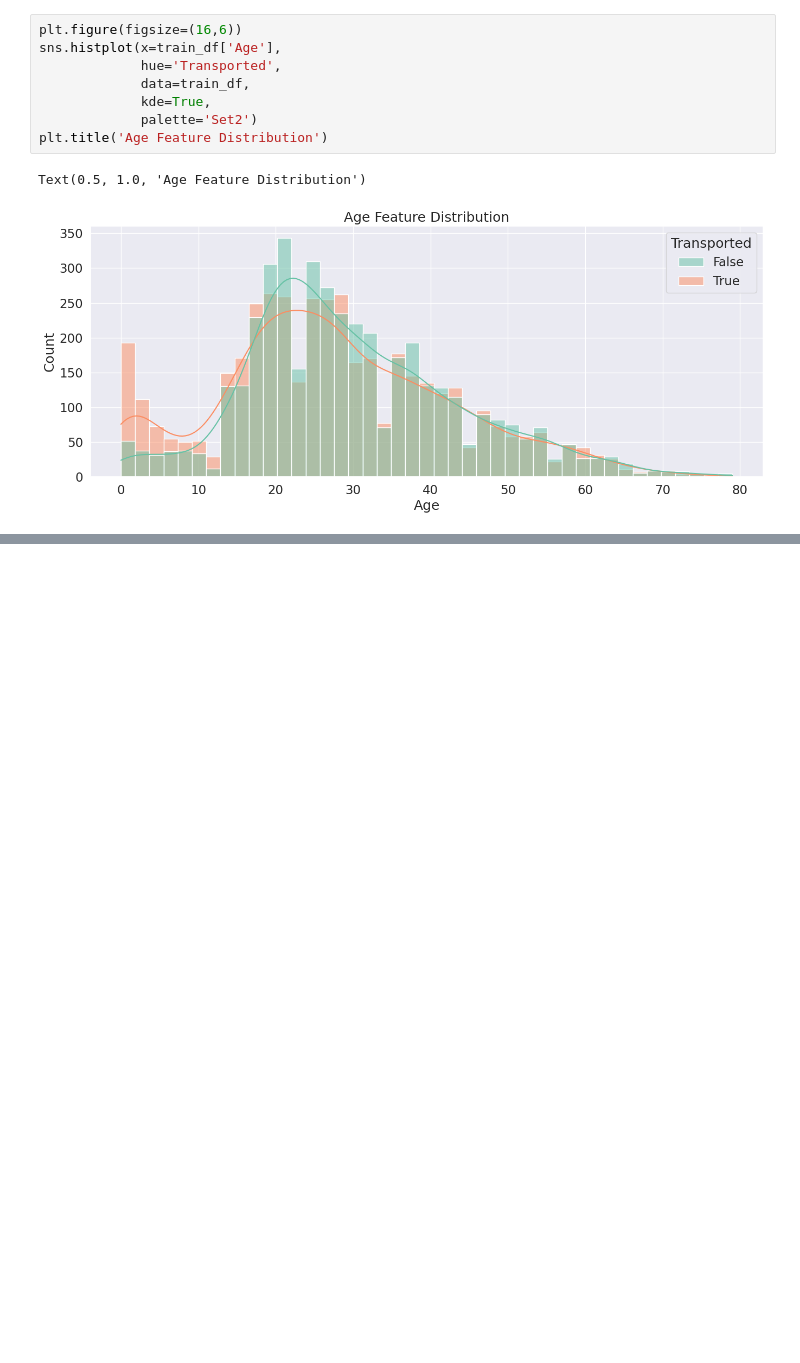
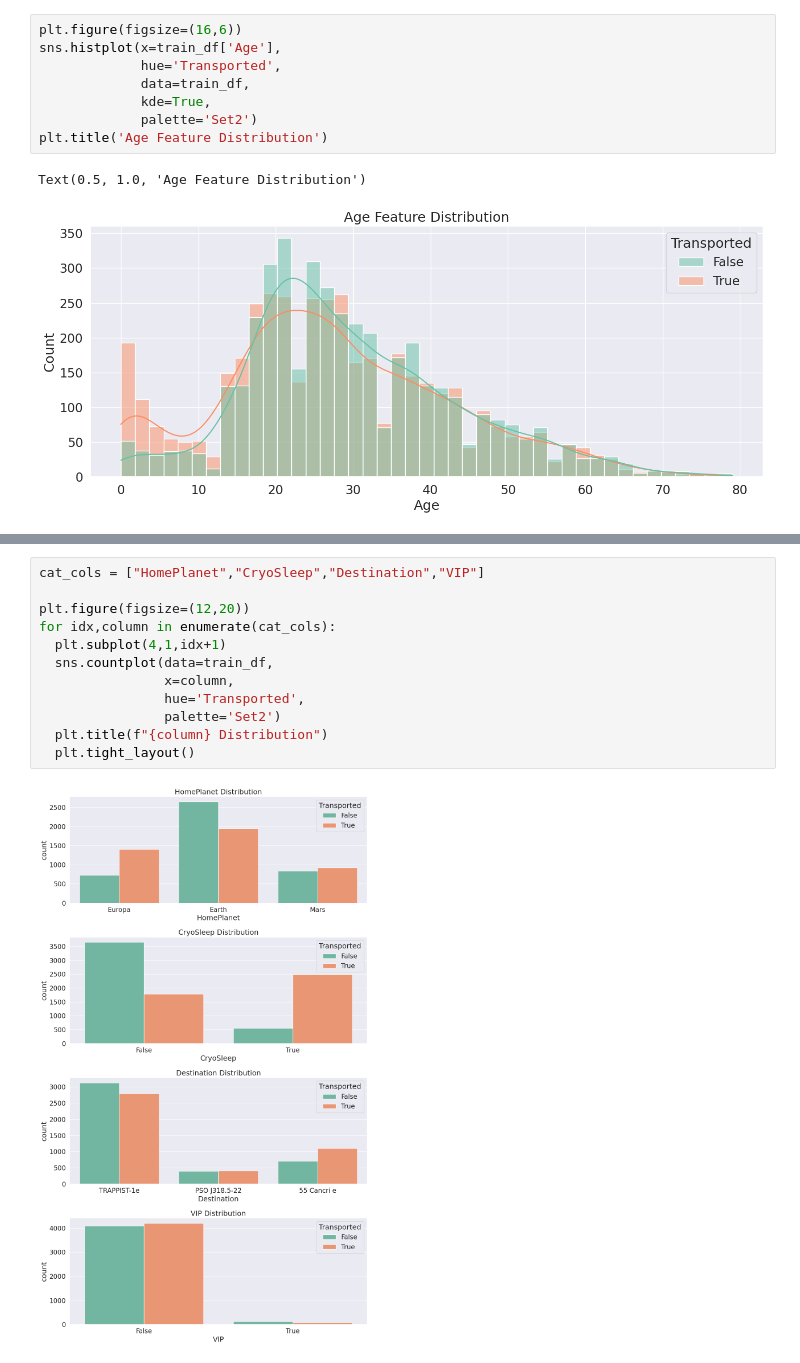
Before and after one commit to ky106031/kaggle-study, a Jupyter notebook: Spaceship_Titanic.ipynb, the cells around one changed output, grey strips where cells are left out. Saved outputs shown, nothing was run; the diff lists cells and outputs as text; blank space fills up the shorter version.

```diff
--- a/Spaceship_Titanic.ipynb
+++ b/Spaceship_Titanic.ipynb
@@ -1949,0 +1967,14 @@ Text(0.5, 1.0, 'Age Feature Distribution')
+# %%
+cat_cols = ["HomePlanet","CryoSleep","Destination","VIP"]
+
+plt.figure(figsize=(12,20))
+for idx,column in enumerate(cat_cols):
+  plt.subplot(4,1,idx+1)
+  sns.countplot(data=train_df,
+                x=column,
+                hue='Transported',
+                palette='Set2')
+  plt.title(f"{column} Distribution")
+  plt.tight_layout()
+# %% [output]
+[figure, added]
```
Also changed, not shown: parts of 6 cells of this notebook.
